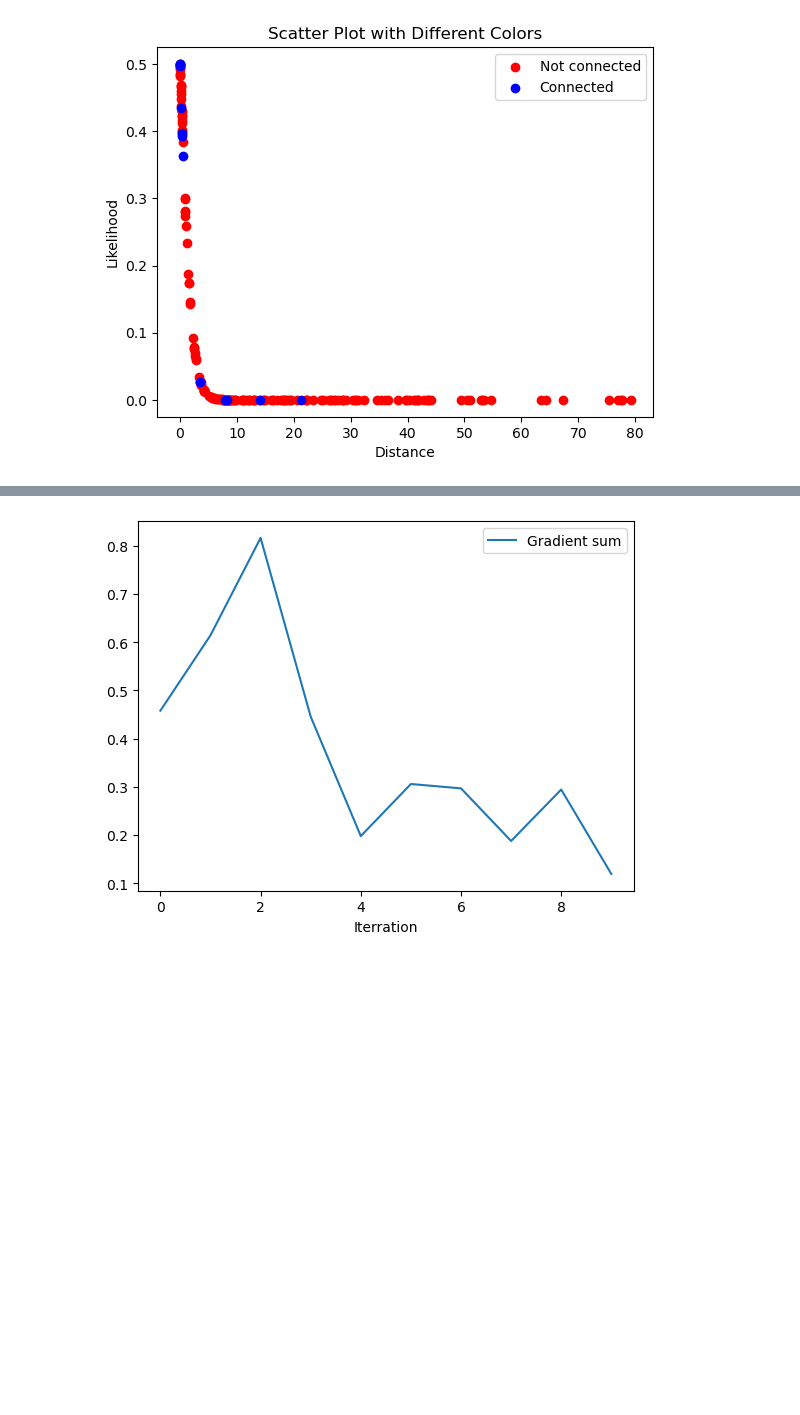
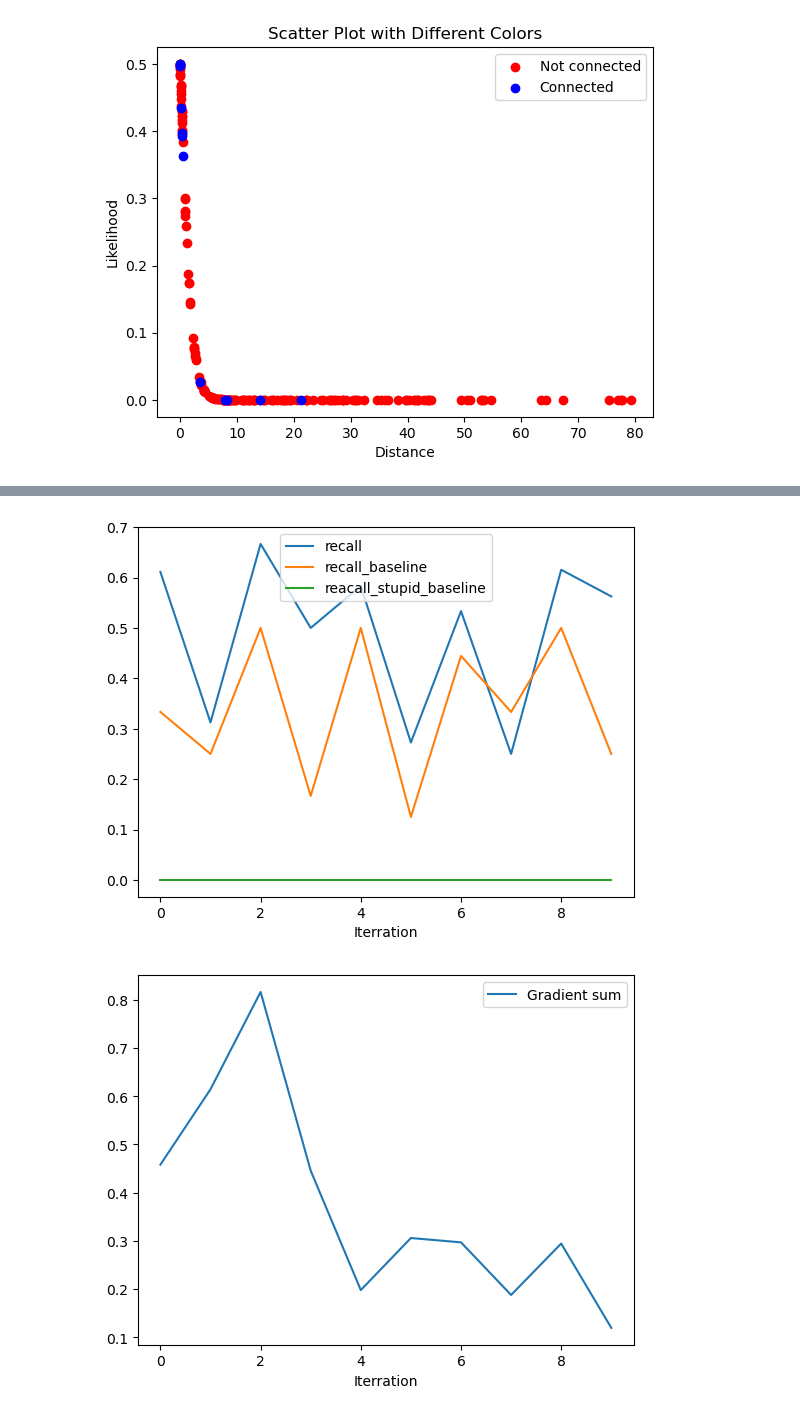
Before and after one commit to SigneDjernis/Latent_Distance_Models, a Jupyter notebook: Dolphins dataset/Dolphins_test.ipynb, the cells around one changed output, grey strips where cells are left out. Drawn from its saved outputs; the diff is of its cells as text; code cells hidden in the pictures; blank space fills up the shorter version.

```diff
--- a/Dolphins dataset/Dolphins_test.ipynb
+++ b/Dolphins dataset/Dolphins_test.ipynb
@@ -87,3 +89,7 @@ for s in range(len(random_numbers_matrix)):
+# %%
+precision = True_posetiv/(True_posetiv+False_negativ)
+precision_baseline = True_posetiv_baseline/(True_posetiv_baseline+False_negativ_baseline)
+precision_stupid_baseline = True_posetiv_stupid_baseline/(True_posetiv_stupid_baseline+False_negativ_stupid_baseline)
 # %%
 (np.mean(True_posetiv)+np.mean((True_negativ)))/(len(sigmoid_value))
 # %% [output]
@@ -145,3 +176,13 @@ plt.show()
+# %%
+plt.plot(precision,label='recall')
+plt.plot(precision_baseline, label='recall_baseline')
+plt.plot(precision_stupid_baseline, label='reacall_stupid_baseline')
+#plt.ylabel('MLL')
+plt.xlabel('Iterration')
+plt.legend()
+plt.show()
+# %% [output]
+[figure, added]
 # %%
 #plt.plot(MLL_final,label='MLL')
 plt.plot(np.sqrt(grad_sum_final), label='Gradient sum')
```
Also changed, not shown: parts of 7 cells of this notebook, 2 other files.
